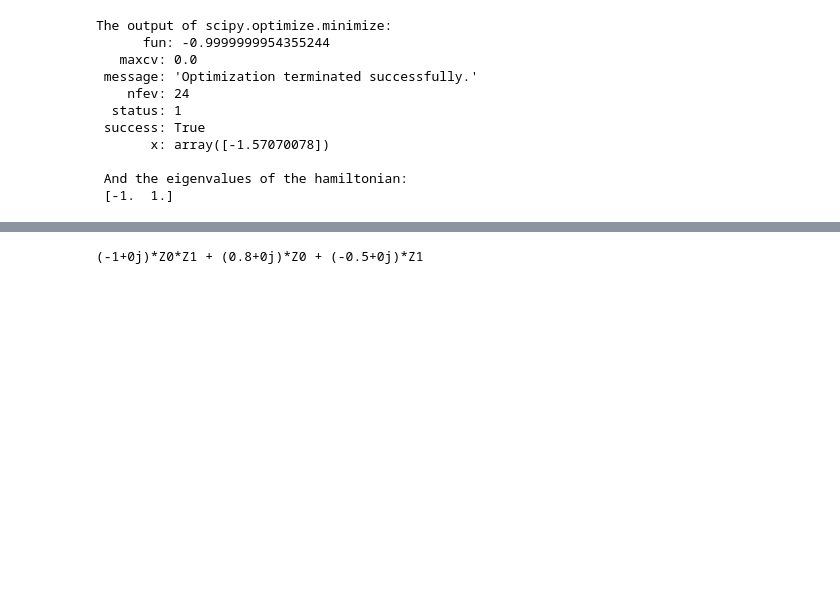
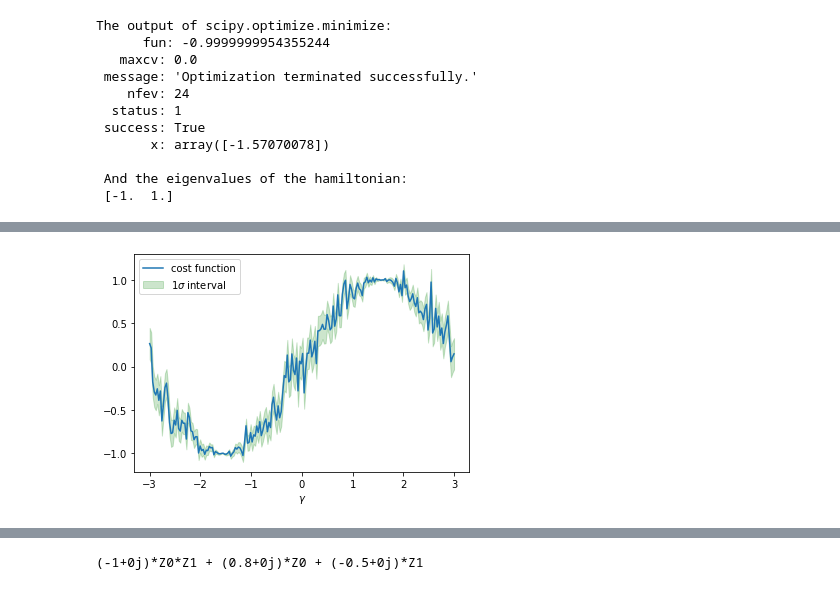
Before and after one commit to entropicalabs/entropica_qaoa, a Jupyter notebook: examples/4_CostFunctionsAndVQE.ipynb, the cells around one changed output, grey strips where cells are left out. Saved outputs shown, nothing was run; the diff lists cells and outputs as text; code cells hidden in the pictures; blank space fills up the shorter version.

```diff
--- a/examples/4_CostFunctionsAndVQE.ipynb
+++ b/examples/4_CostFunctionsAndVQE.ipynb
@@ -369,0 +217,23 @@ Above we used `scipy.optimize.minimize` as our optimiser with COYBLA as the meth
+# %%
+# create the cost_function with our ansatz and hamiltonian:
+cost_fun = PrepareAndMeasureOnWFSim(prepare_ansatz=prepare_ansatz,
+                                    make_memory_map=lambda p: {"params": p},
+                                    hamiltonian=hamiltonian,
+                                    nshots = 30,
+                                    scalar_cost_function=False)
+
+# get the means and standard deviations
+gammas = np.linspace(-3,3,200)
+exp_vals = np.empty_like(gammas)
+std_devs = np.empty_like(gammas)
+for i, v in enumerate(gammas):
+    exp_vals[i], std_devs[i] = cost_fun([v])
+
+# and plot both
+plt.plot(gammas, exp_vals, label="cost function")
+plt.fill_between(gammas, exp_vals - std_devs, exp_vals + std_devs,
+                 label=r"$1\sigma$ interval", color='g',alpha=0.2)
+plt.xlabel(r"$\gamma$")
+plt.legend();
+# %% [output]
+[figure, added]
```
Also changed, not shown: parts of 74 cells of this notebook.
